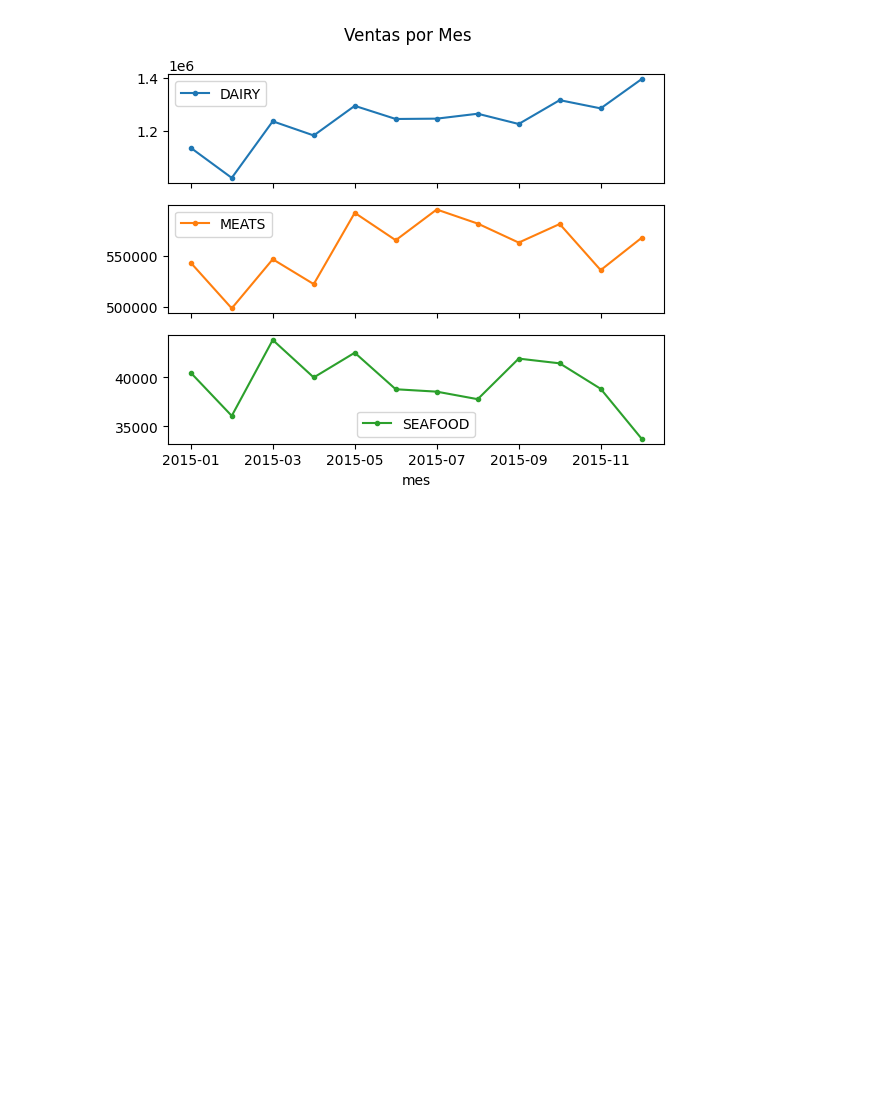
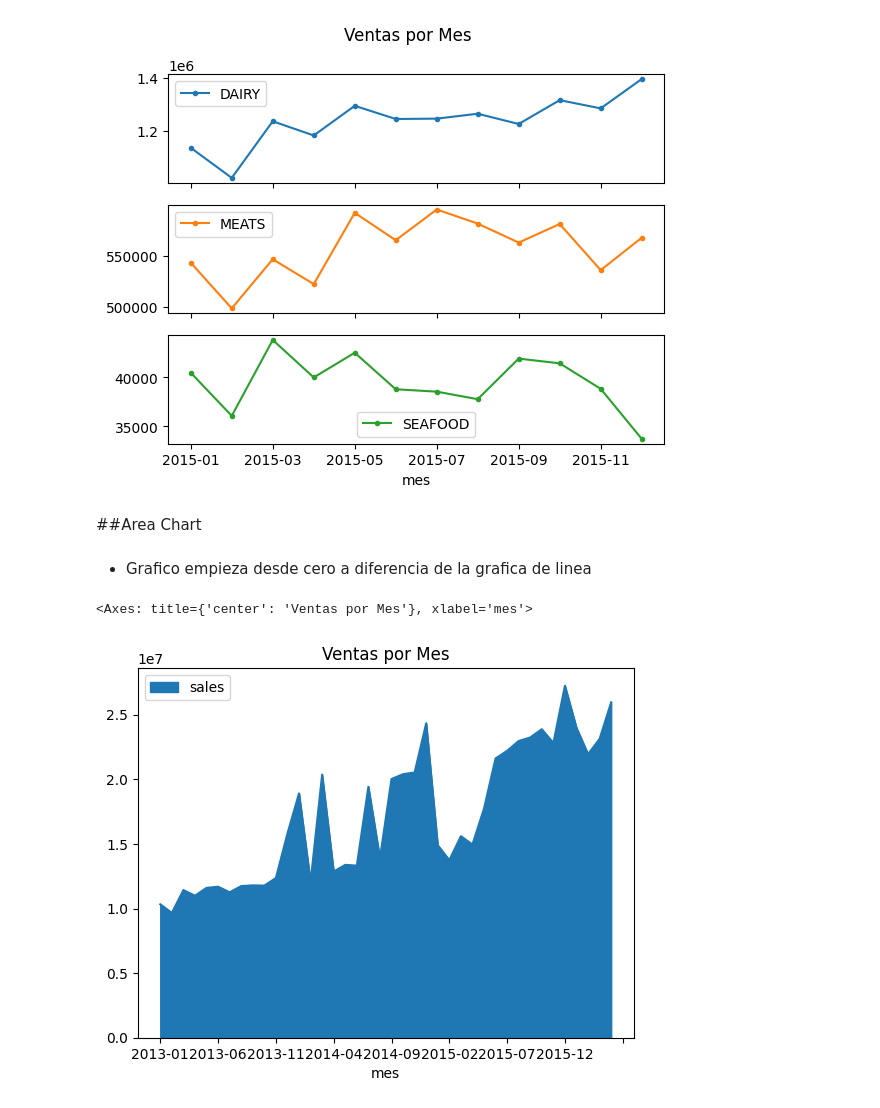
Before and after one commit to lromeror/DataVisualization, a Jupyter notebook: Visualizaciones Univariables/visualizaciones.ipynb, the cells around one changed output. Drawn from its saved outputs; the diff is of its cells as text; code cells hidden in the pictures; blank space fills up the shorter version.

```diff
--- a/Visualizaciones Univariables/visualizaciones.ipynb
+++ b/Visualizaciones Univariables/visualizaciones.ipynb
@@ -299,3 +299,12 @@ agruPivot.plot.line(title='Ventas por Mes',style='.-',subplots=True)
 array([<Axes: xlabel='mes'>, <Axes: xlabel='mes'>, <Axes: xlabel='mes'>],
       dtype=object)
 [figure]
+# %% [markdown]
+##Area Chart
+# %% [markdown]
+- Grafico empieza desde cero a diferencia de la grafica de linea
+# %%
+bymes.plot.area(title='Ventas por Mes',y='sales')
+# %% [output]
+<Axes: title={'center': 'Ventas por Mes'}, xlabel='mes'>
+[figure, added]
```
Also changed, not shown: parts of 6 cells of this notebook.
